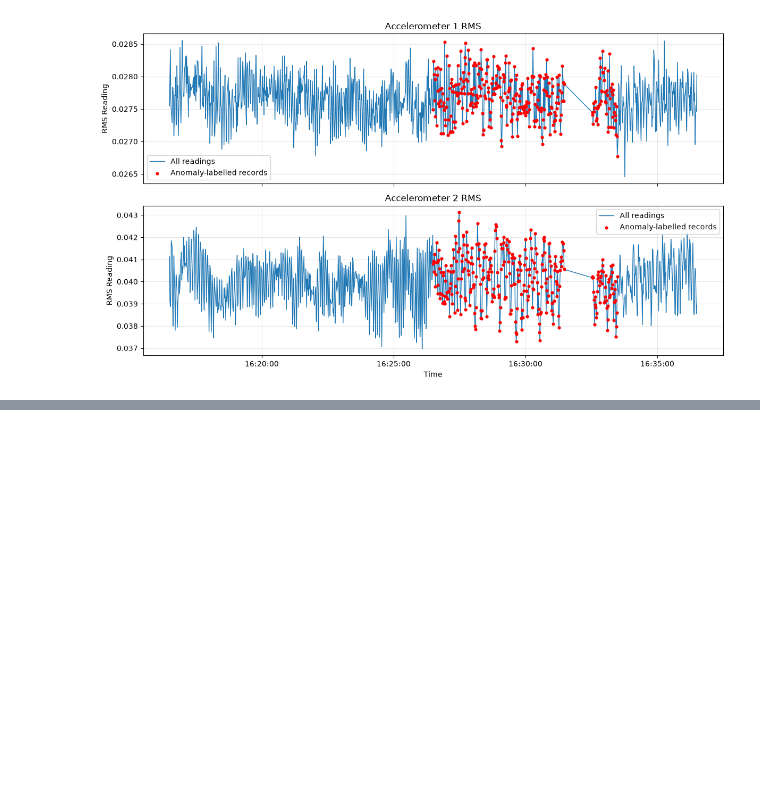
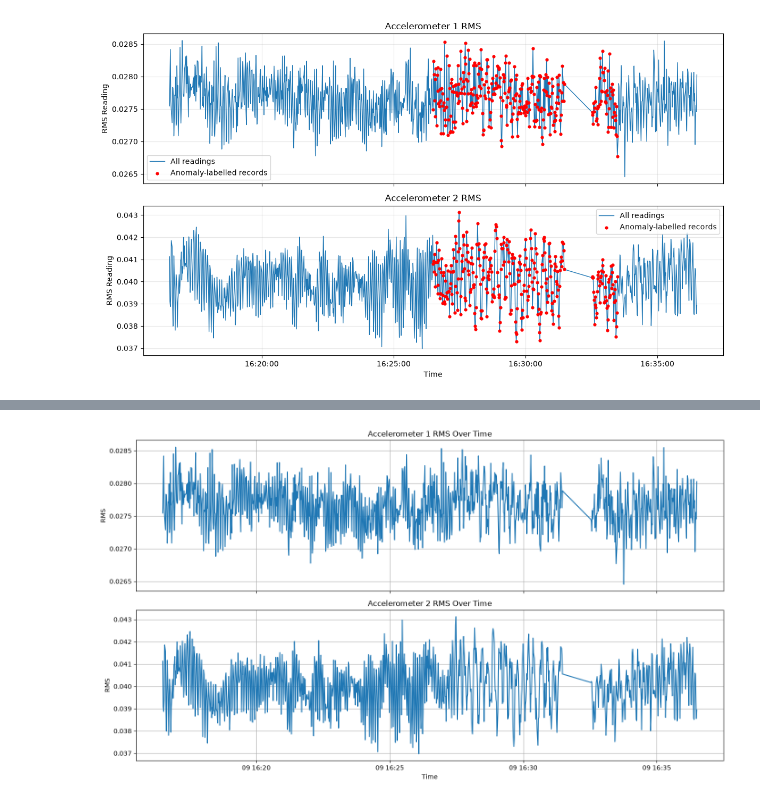
Before and after one commit to PeriManya/Sensor-Telemetry-Anomaly-detection-, a Jupyter notebook: notebooks/task2_data_analysis.ipynb, the cells around one changed output, grey strips where cells are left out. Cells and saved outputs as stored; diff of their text form; code cells hidden in the pictures; blank space fills up the shorter version.

Commit message:
Add sensor time-series analysis and data quality checks

```diff
--- a/notebooks/task2_data_analysis.ipynb
+++ b/notebooks/task2_data_analysis.ipynb
@@ -717,0 +761,19 @@ plt.show()
+# %%
+# Step 3: Check timestamp intervals
+
+df["datetime"] = pd.to_datetime(df["datetime"])
+
+# Calculate the time difference between consecutive rows
+df["time_interval"] = df["datetime"].diff().dt.total_seconds()
+
+print("Time interval counts:")
+print(df["time_interval"].value_counts().sort_index())
+
+print("\nMinimum time interval:",
+      df["time_interval"].dropna().min(), "seconds")
+
+print("Maximum time interval:",
+      df["time_interval"].dropna().max(), "seconds")
+
+print("\nFirst 10 time intervals:")
+display(df[["datetime", "time_interval"]].head(10))
@@ -717,0 +982,28 @@ plt.show()
+# %%
+import matplotlib.pyplot as plt
+
+# Step 8: Plot accelerometer RMS readings
+
+fig, axes = plt.subplots(2, 1, figsize=(14, 8), sharex=True)
+
+axes[0].plot(
+    df["datetime"],
+    df["Accelerometer1RMS"]
+)
+axes[0].set_title("Accelerometer 1 RMS Over Time")
+axes[0].set_ylabel("RMS")
+axes[0].grid(True)
+
+axes[1].plot(
+    df["datetime"],
+    df["Accelerometer2RMS"]
+)
+axes[1].set_title("Accelerometer 2 RMS Over Time")
+axes[1].set_xlabel("Time")
+axes[1].set_ylabel("RMS")
+axes[1].grid(True)
+
+plt.tight_layout()
+plt.show()
+# %% [output]
+[figure, added]
```
Also changed, not shown: parts of 9 cells of this notebook.
